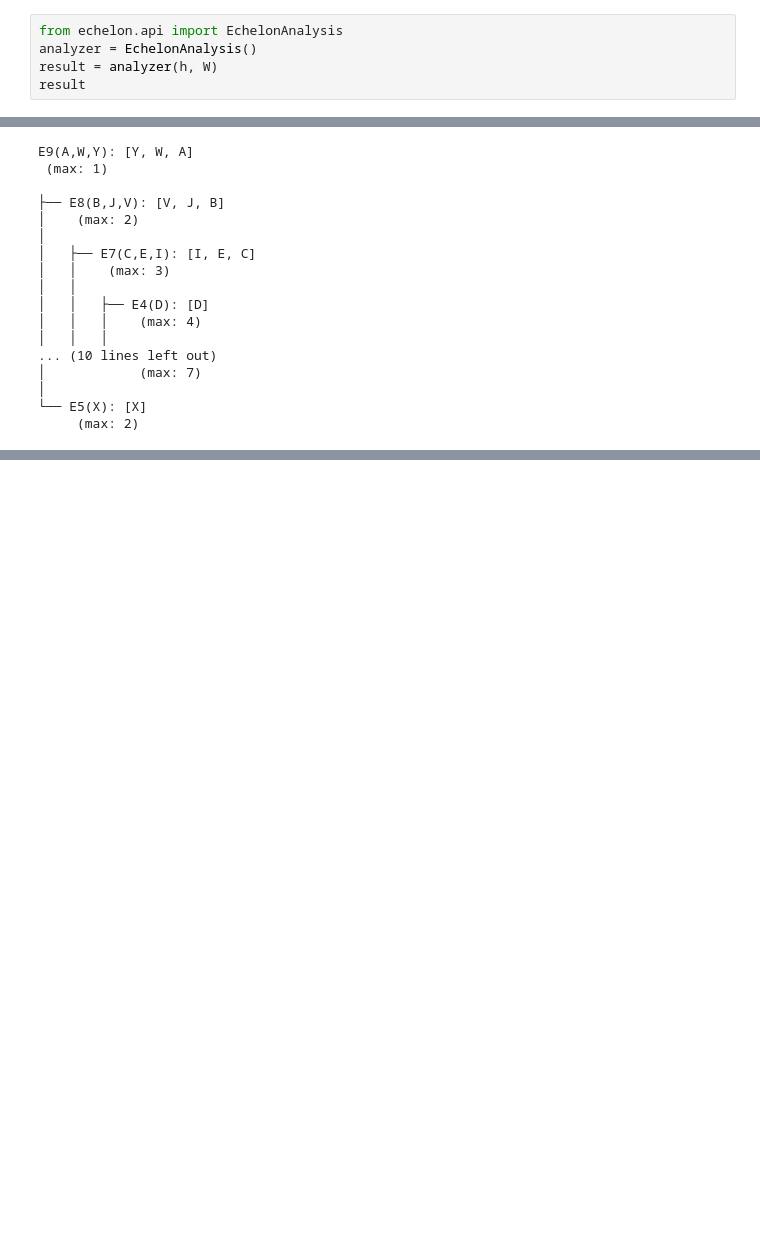
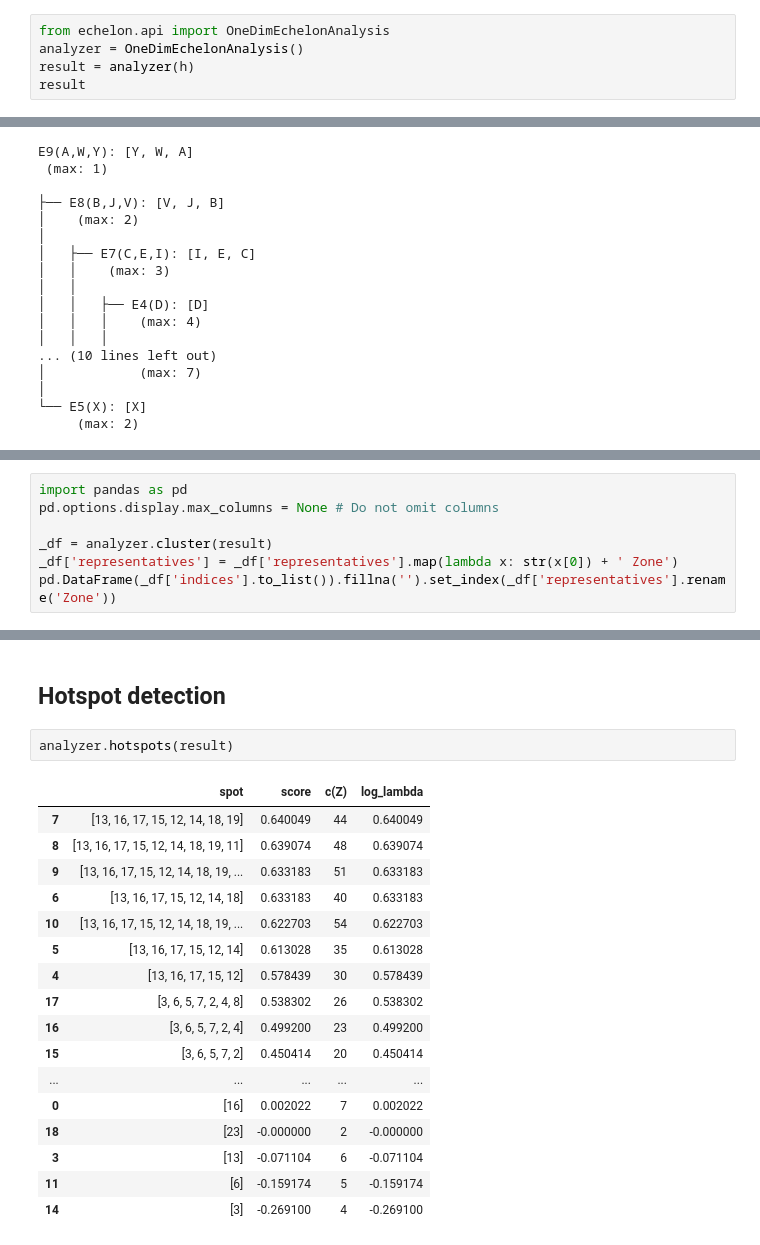
Before and after one commit to takeshi-teshima/echelon-py-examples, a Jupyter notebook: one-dim-demo.ipynb, the cells around one changed output, grey strips where cells are left out. Cells and saved outputs as stored; diff of their text form; blank space fills up the shorter version.

```diff
--- a/one-dim-demo.ipynb
+++ b/one-dim-demo.ipynb
@@ -37,7 +19,7 @@ pd.DataFrame(W)
 # %%
-from echelon.api import EchelonAnalysis
-analyzer = EchelonAnalysis()
-result = analyzer(h, W)
+from echelon.api import OneDimEchelonAnalysis
+analyzer = OneDimEchelonAnalysis()
+result = analyzer(h)
 result
 # %% [output]
 Result_EchelonAnalysis(peak_echelons=[[16, 17, 15], [13], [6, 5, 7], [3], [23]], foundation_echelons=[[12, 14, 18, 19, 11, 10, 20], [2, 4, 8], [1, 9, 21], [0, 22, 24]], hierarchy_tree=Node('/8'), orac ...
@@ -132,0 +117,7 @@ E9(A,W,Y): [Y, W, A]
+# %%
+import pandas as pd
+pd.options.display.max_columns = None # Do not omit columns
+
+_df = analyzer.cluster(result)
+_df['representatives'] = _df['representatives'].map(lambda x: str(x[0]) + ' Zone')
+pd.DataFrame(_df['indices'].to_list()).fillna('').set_index(_df['representatives'].rename('Zone'))
@@ -132,0 +132,22 @@ E9(A,W,Y): [Y, W, A]
+# %% [markdown]
+## Hotspot detection
+# %%
+analyzer.hotspots(result)
+# %% [output]
+|  | spot | score | c(Z) | log_lambda |
+| 7 | [13, 16, 17, 15, 12, 14, 18, 19] | 0.640049 | 44 | 0.640049 |
+| 8 | [13, 16, 17, 15, 12, 14, 18, 19, 11] | 0.639074 | 48 | 0.639074 |
+| 9 | [13, 16, 17, 15, 12, 14, 18, 19, ... | 0.633183 | 51 | 0.633183 |
+| 6 | [13, 16, 17, 15, 12, 14, 18] | 0.633183 | 40 | 0.633183 |
+| 10 | [13, 16, 17, 15, 12, 14, 18, 19, ... | 0.622703 | 54 | 0.622703 |
+| 5 | [13, 16, 17, 15, 12, 14] | 0.613028 | 35 | 0.613028 |
+| 4 | [13, 16, 17, 15, 12] | 0.578439 | 30 | 0.578439 |
+| 17 | [3, 6, 5, 7, 2, 4, 8] | 0.538302 | 26 | 0.538302 |
+| 16 | [3, 6, 5, 7, 2, 4] | 0.499200 | 23 | 0.499200 |
+| 15 | [3, 6, 5, 7, 2] | 0.450414 | 20 | 0.450414 |
+| ... | ... | ... | ... | ... |
+| 0 | [16] | 0.002022 | 7 | 0.002022 |
+| 18 | [23] | -0.000000 | 2 | -0.000000 |
+| 3 | [13] | -0.071104 | 6 | -0.071104 |
+| 11 | [6] | -0.159174 | 5 | -0.159174 |
+| 14 | [3] | -0.269100 | 4 | -0.269100 |
```
Also changed, not shown: parts of 10 cells of this notebook, 8 other files.
